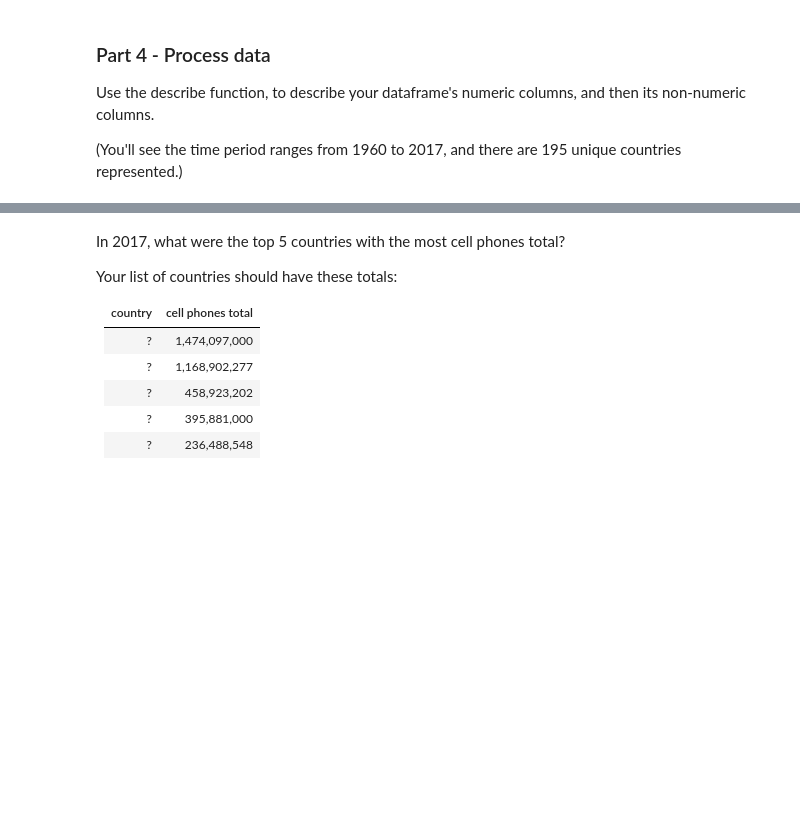
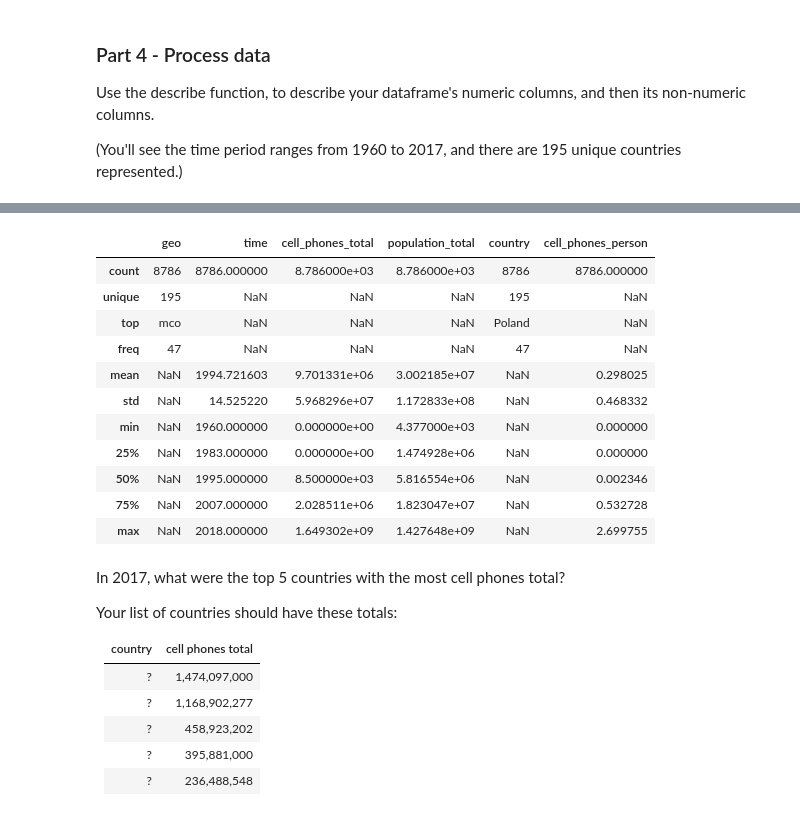
Before and after one commit to bofori-tech/DS-Unit-1-Sprint-1-Data-Wrangling-and-Storytelling, a Jupyter notebook: DS_Unit_1_Sprint_Challenge_1_Data_Wrangling_and_Storytelling.ipynb, the cells around one changed output, grey strips where cells are left out. Drawn from its saved outputs; the diff is of its cells as text; code cells hidden in the pictures; blank space fills up the shorter version.

```diff
--- a/DS_Unit_1_Sprint_Challenge_1_Data_Wrangling_and_Storytelling.ipynb
+++ b/DS_Unit_1_Sprint_Challenge_1_Data_Wrangling_and_Storytelling.ipynb
@@ -155,8 +155,8 @@ geo_country_codes.head()
 | 3 | ago | g77 | middle_income | lower_middle_income | True | AO | ... |
 | 4 | aia | others | NaN | NaN | True | AI | ... |
 # %%
-geo_country_codes1=geo_country_codes[['geo','country']]
-geo_country_codes1.head()
+geo_country_codes =geo_country_codes[['geo','country']]
+geo_country_codes.head()
 # %% [output]
 |  | geo | country |
 | 0 | abkh | Abkhazia |
@@ -165,6 +165,6 @@ geo_country_codes1.head()
 | 3 | ago | Angola |
 | 4 | aia | Anguilla |
 # %%
-geo_country_cell_phones_populaton=pd.merge(cell_phones_population, geo_country_codes1, on=['geo','country'], how='outer')
-print(geo_country_cell_phones_populaton.shape)
-geo_country_cell_phones_populaton.head()
+geo_cell_pop=pd.merge(cell_phones_population, geo_country_codes1, on='geo')
+print(geo_cell_pop.shape)
+geo_cell_pop.head()
@@ -187,0 +185,3 @@ Calculate the number of cell phones per person, and add this column onto your da
+# %%
+geo_cell_pop['cell_phones_person']=geo_cell_pop['cell_phones_total']/geo_cell_pop['population_total']
+geo_cell_pop.head()
@@ -196,3 +227,18 @@ Use the describe function, to describe your dataframe's numeric columns, and the
+# %%
+geo_cell_pop.describe(include='all')
+# %% [output]
+|  | geo | time | cell_phones_total | population_total | country | cell_phones_person |
+| count | 8786 | 8786.000000 | 8.786000e+03 | 8.786000e+03 | 8786 | 8786.000000 |
+| unique | 195 | NaN | NaN | NaN | 195 | NaN |
+| top | mco | NaN | NaN | NaN | Poland | NaN |
+| freq | 47 | NaN | NaN | NaN | 47 | NaN |
+| mean | NaN | 1994.721603 | 9.701331e+06 | 3.002185e+07 | NaN | 0.298025 |
+| std | NaN | 14.525220 | 5.968296e+07 | 1.172833e+08 | NaN | 0.468332 |
+| min | NaN | 1960.000000 | 0.000000e+00 | 4.377000e+03 | NaN | 0.000000 |
+| 25% | NaN | 1983.000000 | 0.000000e+00 | 1.474928e+06 | NaN | 0.000000 |
+| 50% | NaN | 1995.000000 | 8.500000e+03 | 5.816554e+06 | NaN | 0.002346 |
+| 75% | NaN | 2007.000000 | 2.028511e+06 | 1.823047e+07 | NaN | 0.532728 |
+| max | NaN | 2018.000000 | 1.649302e+09 | 1.427648e+09 | NaN | 2.699755 |
 # %% [markdown]
 In 2017, what were the top 5 countries with the most cell phones total?
 
```
Also changed, not shown: parts of 14 cells of this notebook.
